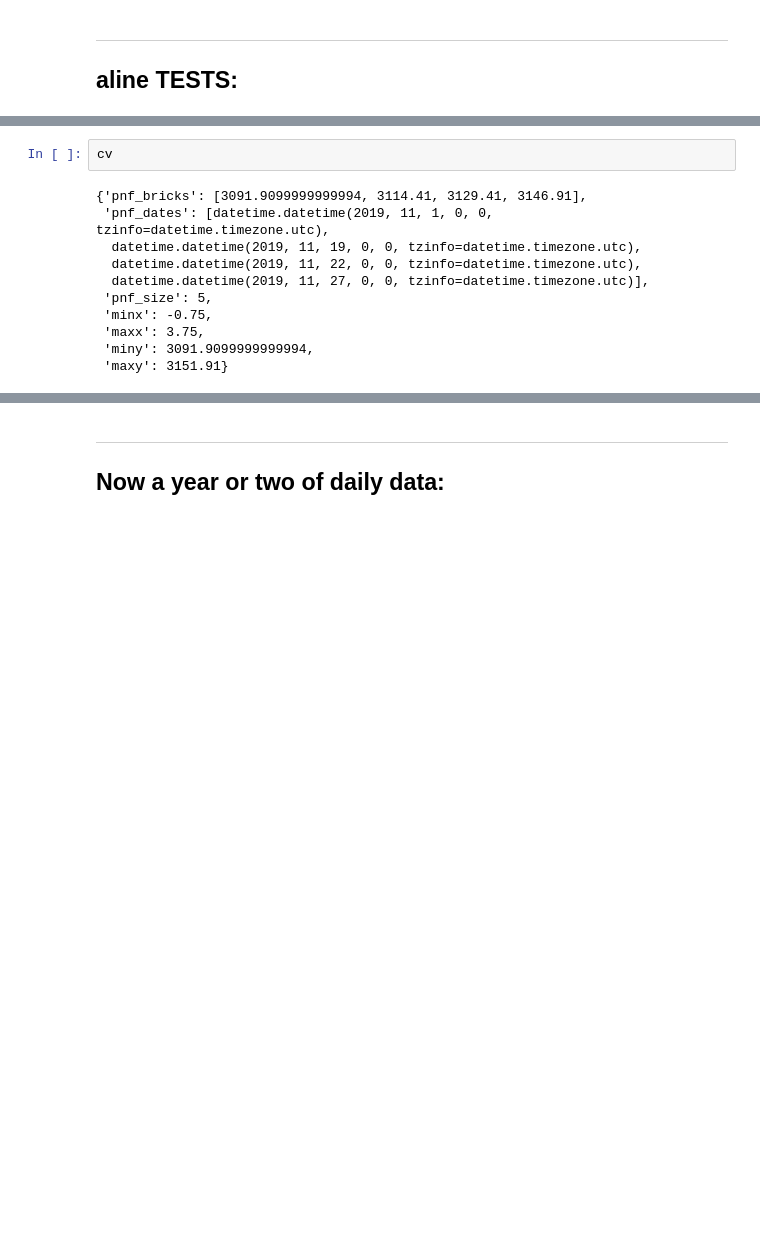
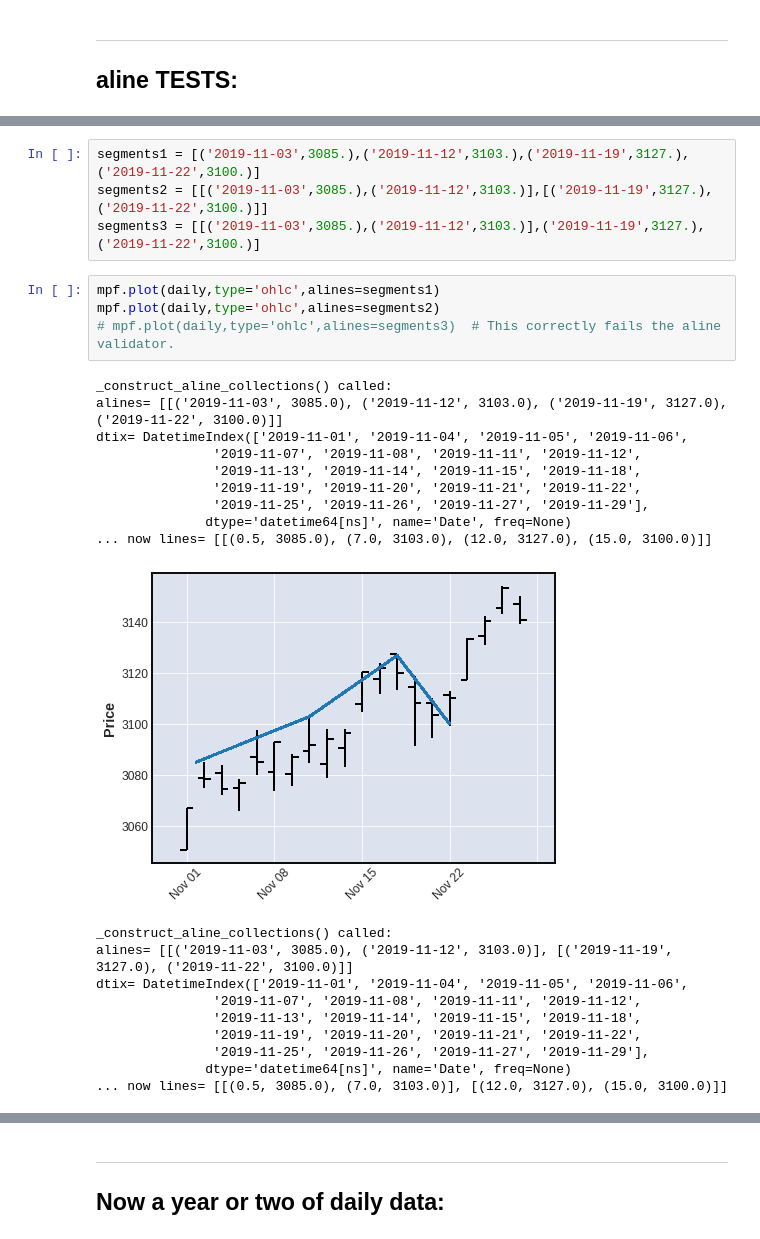
Before and after one commit to matplotlib/mplfinance, a Jupyter notebook: examples/scratch_pad/dev_alines.ipynb, the cells around one changed output, grey strips where cells are left out. Saved outputs shown, nothing was run; the diff lists cells and outputs as text; blank space fills up the shorter version.

Commit message:
continue testing alines

```diff
--- a/examples/scratch_pad/dev_alines.ipynb
+++ b/examples/scratch_pad/dev_alines.ipynb
@@ -121,13 +108,28 @@ mpf.plot(daily,type='pnf',vlines=['2019-11-14','2019-11-06'],pointnfig_params=di
-# %%
-cv
-# %% [output]
-{'pnf_bricks': [3091.9099999999994, 3114.41, 3129.41, 3146.91],
- 'pnf_dates': [datetime.datetime(2019, 11, 1, 0, 0, tzinfo=datetime.timezone.utc),
-  datetime.datetime(2019, 11, 19, 0, 0, tzinfo=datetime.timezone.utc),
-  datetime.datetime(2019, 11, 22, 0, 0, tzinfo=datetime.timezone.utc),
-  datetime.datetime(2019, 11, 27, 0, 0, tzinfo=datetime.timezone.utc)],
- 'pnf_size': 5,
- 'minx': -0.75,
- 'maxx': 3.75,
- 'miny': 3091.9099999999994,
- 'maxy': 3151.91}
+# %%
+segments1 = [('2019-11-03',3085.),('2019-11-12',3103.),('2019-11-19',3127.),('2019-11-22',3100.)]
+segments2 = [[('2019-11-03',3085.),('2019-11-12',3103.)],[('2019-11-19',3127.),('2019-11-22',3100.)]]
+segments3 = [[('2019-11-03',3085.),('2019-11-12',3103.)],('2019-11-19',3127.),('2019-11-22',3100.)]
+# %%
+mpf.plot(daily,type='ohlc',alines=segments1)
+mpf.plot(daily,type='ohlc',alines=segments2)
+# mpf.plot(daily,type='ohlc',alines=segments3)  # This correctly fails the aline validator.
+# %% [output]
+_construct_aline_collections() called:
+alines= [[('2019-11-03', 3085.0), ('2019-11-12', 3103.0), ('2019-11-19', 3127.0), ('2019-11-22', 3100.0)]]
+dtix= DatetimeIndex(['2019-11-01', '2019-11-04', '2019-11-05', '2019-11-06',
+               '2019-11-07', '2019-11-08', '2019-11-11', '2019-11-12',
+               '2019-11-13', '2019-11-14', '2019-11-15', '2019-11-18',
+               '2019-11-19', '2019-11-20', '2019-11-21', '2019-11-22',
+               '2019-11-25', '2019-11-26', '2019-11-27', '2019-11-29'],
+              dtype='datetime64[ns]', name='Date', freq=None)
+... now lines= [[(0.5, 3085.0), (7.0, 3103.0), (12.0, 3127.0), (15.0, 3100.0)]]
+[figure, added]
+_construct_aline_collections() called:
+alines= [[('2019-11-03', 3085.0), ('2019-11-12', 3103.0)], [('2019-11-19', 3127.0), ('2019-11-22', 3100.0)]]
+dtix= DatetimeIndex(['2019-11-01', '2019-11-04', '2019-11-05', '2019-11-06',
+               '2019-11-07', '2019-11-08', '2019-11-11', '2019-11-12',
+               '2019-11-13', '2019-11-14', '2019-11-15', '2019-11-18',
+               '2019-11-19', '2019-11-20', '2019-11-21', '2019-11-22',
+               '2019-11-25', '2019-11-26', '2019-11-27', '2019-11-29'],
+              dtype='datetime64[ns]', name='Date', freq=None)
+... now lines= [[(0.5, 3085.0), (7.0, 3103.0)], [(12.0, 3127.0), (15.0, 3100.0)]]
```
Also changed, not shown: parts of 6 cells of this notebook.
